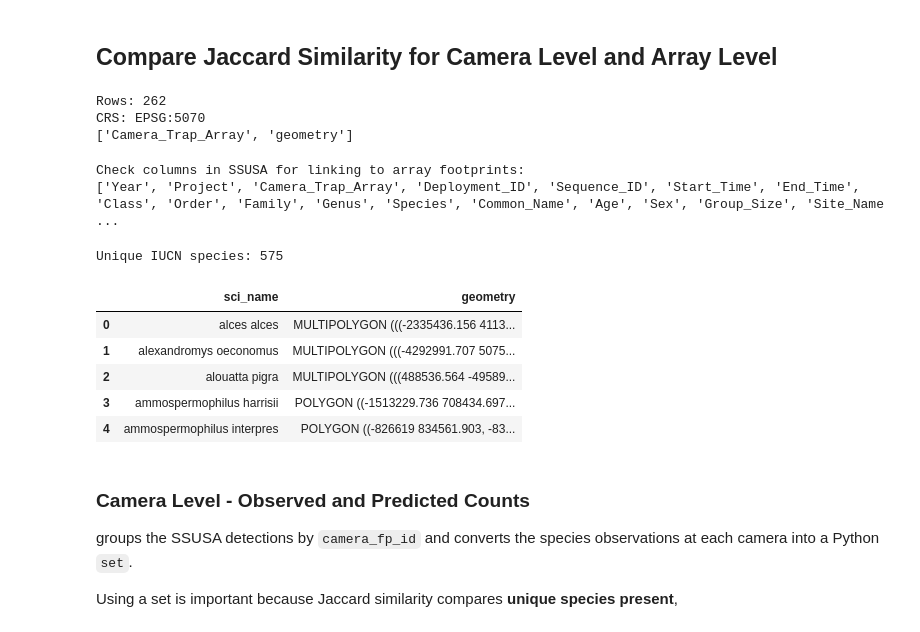
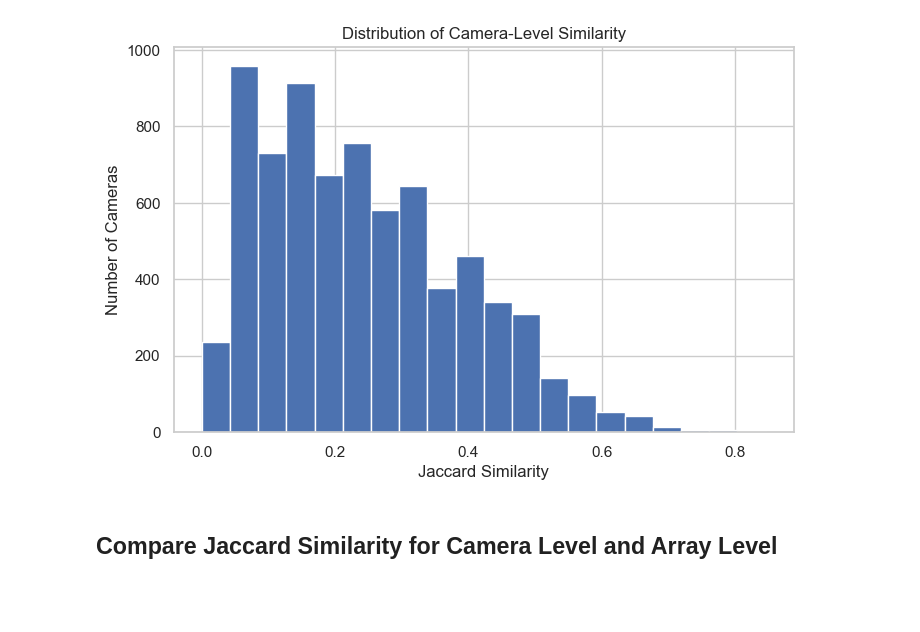
Before and after one commit to cliff003/HAAG_Spatial_Camera_Trap_Fall2025, a Jupyter notebook: poster_visualizations_neelima.ipynb, the cells around one changed output. Cells and saved outputs as stored; diff of their text form; code cells hidden in the pictures; blank space fills up the shorter version.

```diff
--- a/poster_visualizations_neelima.ipynb
+++ b/poster_visualizations_neelima.ipynb
@@ -736,0 +407,12 @@ plt.show()
+# %%
+camera_compare["observed_species"] = camera_compare["observed_species"].apply(
+    lambda x: x if isinstance(x, (list, np.ndarray)) else []
+)
+
+camera_compare["predicted_species"] = camera_compare["predicted_species"].apply(
+    lambda x: x if isinstance(x, (list, np.ndarray)) else []
+)
+
+# Now count species
+camera_compare["n_observed"] = camera_compare["observed_species"].apply(len)
+camera_compare["n_predicted"] = camera_compare["predicted_species"].apply(len)
@@ -737,46 +545,11 @@ plt.show()
+# %%
+plt.figure(figsize=(8,5))
+plt.hist(camera_compare["jaccard"].dropna(), bins=20)
+plt.xlabel("Jaccard Similarity")
+plt.ylabel("Number of Cameras")
+plt.title("Distribution of Camera-Level Similarity")
+plt.show()
+# %% [output]
+[figure, added]
 # %% [markdown]
 ## Compare Jaccard Similarity for Camera Level and Array Level
-# %%
-# ------------------------------------------------------------
-# Load array footprints
-# ------------------------------------------------------------
-# Set array ID column
-array_col = "Camera_Trap_Array"
-
-arrays = gpd.read_file(os.path.join(PREPROCESSED_PATH, ARRAY_FOOTPRINTS))
-
-# Reproject to same CRS
-arrays = arrays.to_crs(AEA)
-
-
-print("Rows:", len(arrays))
-print("CRS:", arrays.crs)
-print(arrays.columns.tolist())
-# %% [output]
-Rows: 262
-CRS: EPSG:5070
-['Camera_Trap_Array', 'geometry']
-# %%
-## SSUSA has camera_fp_id, so we can use that to link to the array footprints
-print("Check columns in SSUSA for linking to array footprints: ")
-print(ssusa.columns.tolist())
-# %% [output]
-Check columns in SSUSA for linking to array footprints:
-['Year', 'Project', 'Camera_Trap_Array', 'Deployment_ID', 'Sequence_ID', 'Start_Time', 'End_Time', 'Class', 'Order', 'Family', 'Genus', 'Species', 'Common_Name', 'Age', 'Sex', 'Group_Size', 'Site_Name ...
-# %%
-print("Unique IUCN species:", len(iucn_species))
-iucn_species.head()
-# %% [output]
-Unique IUCN species: 575
-|  | sci_name | geometry |
-| 0 | alces alces | MULTIPOLYGON (((-2335436.156 4113... |
-| 1 | alexandromys oeconomus | MULTIPOLYGON (((-4292991.707 5075... |
-| 2 | alouatta pigra | MULTIPOLYGON (((488536.564 -49589... |
-| 3 | ammospermophilus harrisii | POLYGON ((-1513229.736 708434.697... |
-| 4 | ammospermophilus interpres | POLYGON ((-826619 834561.903, -83... |
-# %% [markdown]
-### Camera Level - Observed and Predicted Counts
-
- groups the SSUSA detections by `camera_fp_id` and converts the species observations at each camera into a Python `set`.
-
-Using a set is important because Jaccard similarity compares **unique species present**,
```
Also changed, not shown: parts of 105 cells of this notebook, 4 other files.
